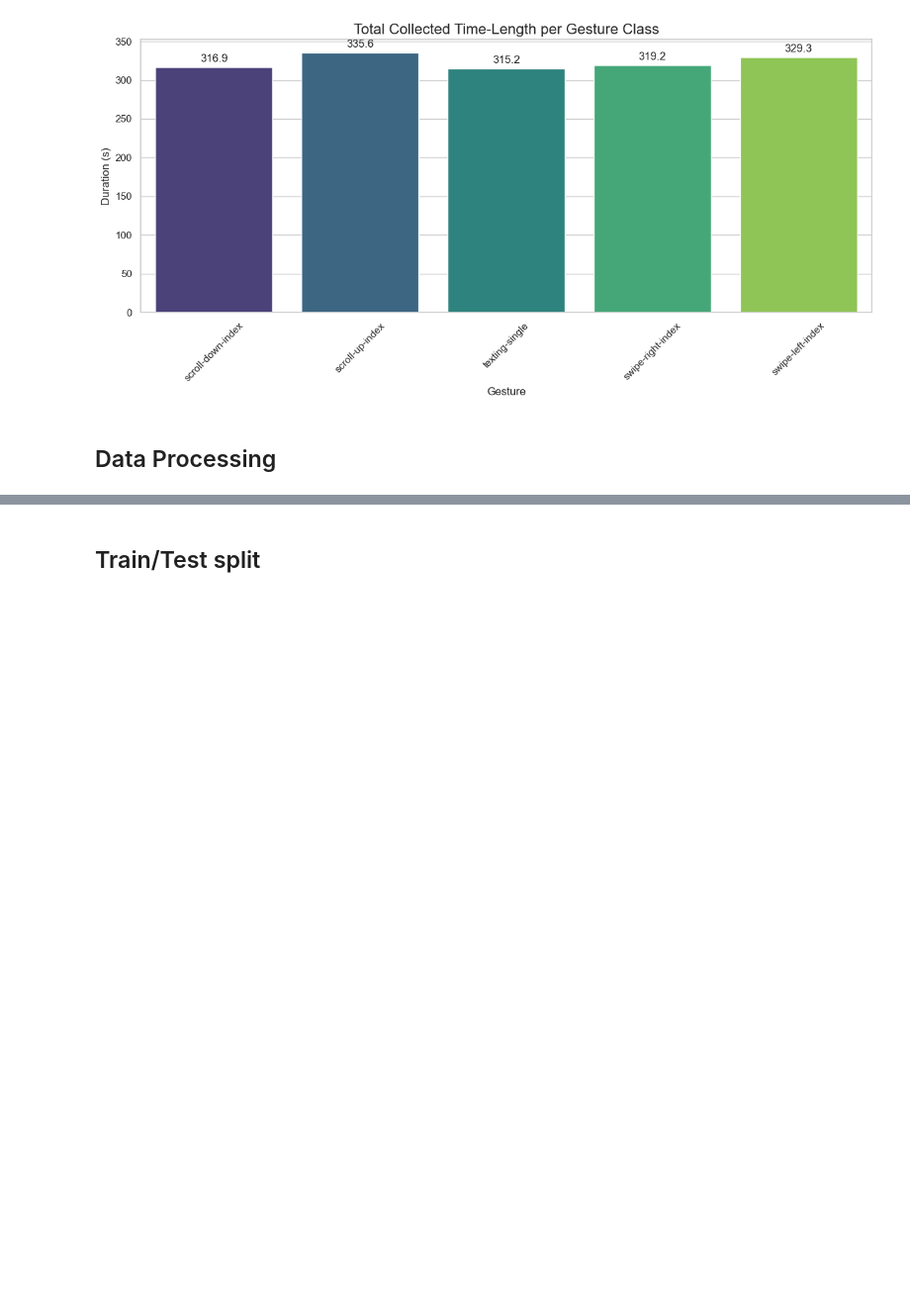
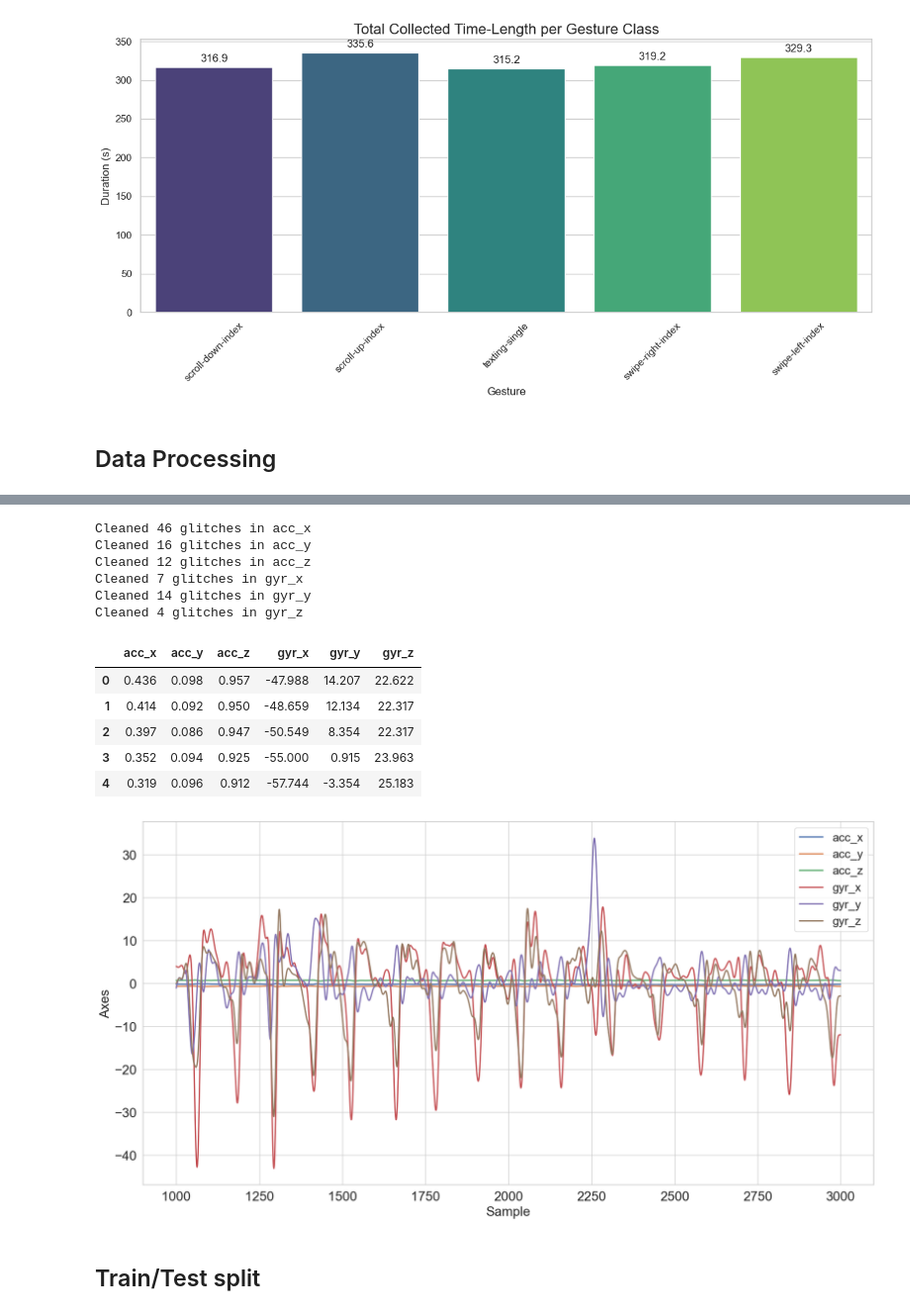
Before and after one commit to nderekk/IoT-Course-AIoT-project, a Jupyter notebook: aiot_project_sample.ipynb, the cells around one changed output, grey strips where cells are left out. Shown at 99% size. Saved outputs shown, nothing was run; the diff lists cells and outputs as text; code cells hidden in the pictures; blank space fills up the shorter version.

Commit message:
finding outliers impl

```diff
--- a/aiot_project_sample.ipynb
+++ b/aiot_project_sample.ipynb
@@ -246,3 +239,60 @@ Passing `palette` without assigning `hue` is deprecated and will be removed in v
+# %%
+
+
+def clean_sensor_outliers(df, window_size=50, threshold=3.0):
+    """
+    Cleans extreme hardware spikes using a Rolling Z-Score and Linear Interpolation.
+    Assumes 100Hz data (window_size=50 is 0.5 seconds).
+    """
+    # Create a copy so we don't accidentally overwrite your raw data
+    df_clean = df.copy()
+
+    # Define your 6 sensor columns from the MetaMotionR IMU
+    sensor_columns = ['acc_x', 'acc_y', 'acc_z', 'gyr_x', 'gyr_y', 'gyr_z']
+
+    for col in sensor_columns:
+        # 1. Calculate Rolling Mean and Standard Deviation
+        # 'center=True' ensures the window looks at points both before and after the current row
+        rolling_mean = df_clean[col].rolling(window=window_size, center=True).mean()
+        rolling_std = df_clean[col].rolling(window=window_size, center=True).std()
+
+        # 2. Calculate the Rolling Z-Score
+        rolling_z_scores = np.abs((df_clean[col] - rolling_mean) / rolling_std)
+
+        # 3. Find how many outliers we are catching (Great for your EDA Report!)
+        outlier_count = (rolling_z_scores > threshold).sum()
+        print(f"Cleaned {outlier_count} glitches in {col}")
+
+        # 4. Replace those specific outliers with NaN
+        df_clean.loc[rolling_z_scores > threshold, col] = np.nan
+
+        # 5. Apply Linear Interpolation to smoothly connect the gaps
+        # limit_direction='both' ensures it fixes glitches even if they happen on the very first or last row
+        df_clean[col] = df_clean[col].interpolate(method='linear', limit_direction='both')
+
+    return df_clean
+
+
+# Run the function
+df_cleaned = clean_sensor_outliers(df)
+
+# Check the first few rows to ensure everything looks correct
+display(df_cleaned.head())
+plot_instance_time_domain(fclips[1])
+# %% [output]
+Cleaned 46 glitches in acc_x
+Cleaned 16 glitches in acc_y
+Cleaned 12 glitches in acc_z
+Cleaned 7 glitches in gyr_x
+Cleaned 14 glitches in gyr_y
+Cleaned 4 glitches in gyr_z
+|  | acc_x | acc_y | acc_z | gyr_x | gyr_y | gyr_z |
+| 0 | 0.436 | 0.098 | 0.957 | -47.988 | 14.207 | 22.622 |
+| 1 | 0.414 | 0.092 | 0.950 | -48.659 | 12.134 | 22.317 |
+| 2 | 0.397 | 0.086 | 0.947 | -50.549 | 8.354 | 22.317 |
+| 3 | 0.352 | 0.094 | 0.925 | -55.000 | 0.915 | 23.963 |
+| 4 | 0.319 | 0.096 | 0.912 | -57.744 | -3.354 | 25.183 |
+[figure, added]
 # %% [markdown]
 ## Train/Test split
 # %%
```
Also changed, not shown: parts of 5 cells of this notebook.
